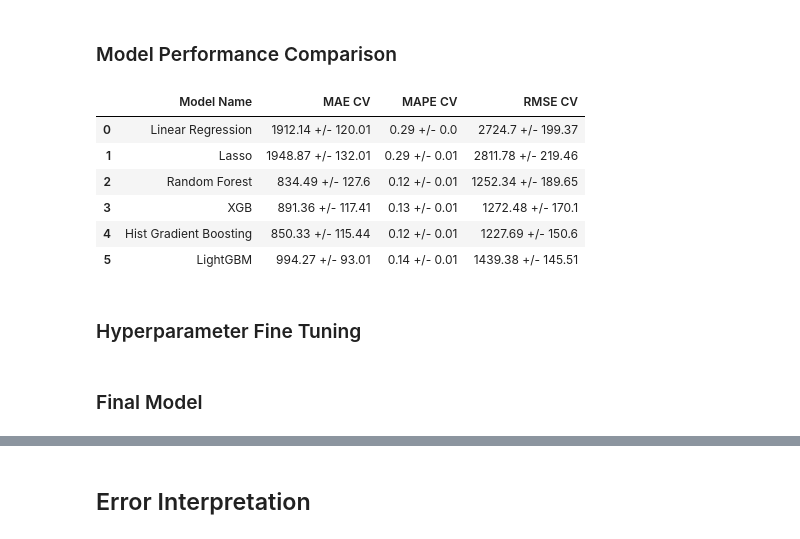
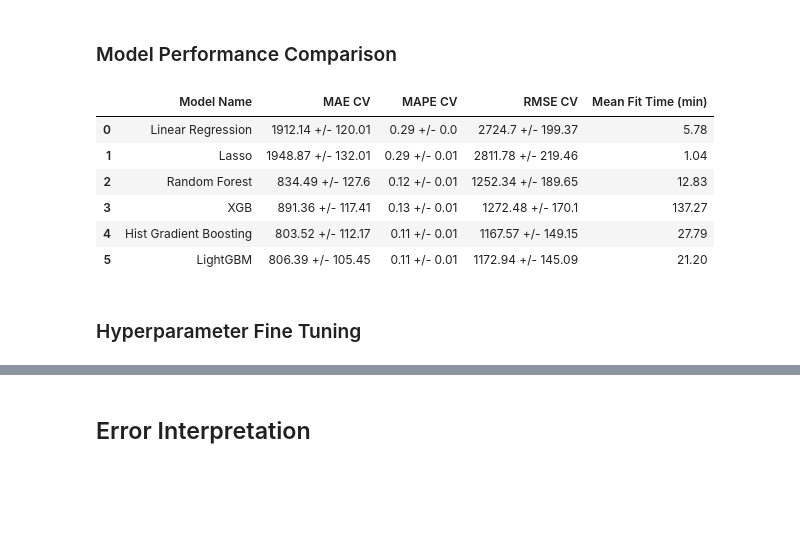
Before and after one commit to lucasstelm/rossman_sales, a Jupyter notebook: notebooks/rossman_sales_prediction.ipynb, the cells around one changed output, grey strips where cells are left out. Cells and saved outputs as stored; diff of their text form; code cells hidden in the pictures; blank space fills up the shorter version.

```diff
--- a/notebooks/rossman_sales_prediction.ipynb
+++ b/notebooks/rossman_sales_prediction.ipynb
@@ -641,8 +664,8 @@ hgb_pipeline = Pipeline(steps=[('missing_value_imputer', MissingValueImputer()),
                               ('attributes_adder', AttributesAdder()),
                               ('scaler', Scaler()),
                               ('encoder', Encoder()),
-                              ('feature_selection', SelectPercentile(mutual_info_regression, percentile=65)),
-                              ('model', TransformedTargetRegressor(HistGradientBoostingRegressor(max_iter=3000), func=np.log1p, inverse_func=np.expm1))
+                              ('feature_selection', SelectPercentile(mutual_info_regression, percentile=100)),
+                              ('model', TransformedTargetRegressor(HistGradientBoostingRegressor(max_iter=3000, max_leaf_nodes=80), func=np.log1p, inverse_func=np.expm1))
                               ])
 hgb_pipeline
 # %% [output]
@@ -659,7 +683,7 @@ Pipeline(steps=[('missing_value_imputer', MissingValueImputer()),
 # %%
 hgb_cv_results = cross_validate(hgb_pipeline, X_train, y_train,
                                scoring=['neg_mean_absolute_error', 'neg_mean_absolute_percentage_error','neg_root_mean_squared_error'],
-                               cv=TimeSeriesKFold(n_splits=5, gap=14),
+                               cv=TimeSeriesCV(n_splits=5, gap=14),
                                error_score='raise',
                                n_jobs=-1
                                )
@@ -677,13 +701,10 @@ lgbm_pipeline = Pipeline(steps=[('missing_value_imputer', MissingValueImputer())
                                ('attributes_adder', AttributesAdder()),
                                ('scaler', Scaler()),
                                ('encoder', Encoder()),
-                               ('feature_selection', SelectPercentile(mutual_info_regression, percentile=65)),
-                               ('model', TransformedTargetRegressor(LGBMRegressor(num_leaves=80,
+                               ('feature_selection', SelectPercentile(mutual_info_regression, percentile=100)),
+                               ('model', TransformedTargetRegressor(LGBMRegressor(num_leaves=500,
                                                                                   learning_rate=0.01,
-                                                                                  n_estimators=2000,
-                                                                                  subsample=0.7,
-                                                                                  colsample_bytree=0.9,
-                                                                                  min_child_weight = 3),
+                                                                                  n_estimators=3500),
                                                                     func=np.log1p, inverse_func=np.expm1))
                                 ])
 
@@ -707,7 +725,7 @@ Pipeline(steps=[('missing_value_imputer', MissingValueImputer()),
 # %%
 lgbm_cv_results = cross_validate(lgbm_pipeline, X_train, y_train,
                                 scoring=['neg_mean_absolute_error', 'neg_mean_absolute_percentage_error','neg_root_mean_squared_error'],
-                                cv=TimeSeriesKFold(n_splits=5, gap=14),
+                                cv=TimeSeriesCV(n_splits=5, gap=14),
                                 error_score='raise',
                                 n_jobs=-1
                                 )
@@ -722,15 +740,15 @@ lgbm_cv_df
 ### Model Performance Comparison
 # %%
 models_cv = pd.concat([linear_regression_cv_df, lasso_cv_df, random_forest_cv_df, xgb_cv_df, hgb_cv_df, lgbm_cv_df]).reset_index(drop=True)
-
+models_cv = pd.concat([models_cv, fit_times], axis=1)
 models_cv
 # %% [output]
-|  | Model Name | MAE CV | MAPE CV | RMSE CV |
-| 0 | Linear Regression | 1912.14 +/- 120.01 | 0.29 +/- 0.0 | 2724.7 +/- 199.37 |
-| 1 | Lasso | 1948.87 +/- 132.01 | 0.29 +/- 0.01 | 2811.78 +/- 219.46 |
-| 2 | Random Forest | 834.49 +/- 127.6 | 0.12 +/- 0.01 | 1252.34 +/- 189.65 |
-| 3 | XGB | 891.36 +/- 117.41 | 0.13 +/- 0.01 | 1272.48 +/- 170.1 |
-| 4 | Hist Gradient Boosting | 850.33 +/- 115.44 | 0.12 +/- 0.01 | 1227.69 +/- 150.6 |
-| 5 | LightGBM | 994.27 +/- 93.01 | 0.14 +/- 0.01 | 1439.38 +/- 145.51 |
+|  | Model Name | MAE CV | MAPE CV | RMSE CV | Mean Fit Time (min) |
+| 0 | Linear Regression | 1912.14 +/- 120.01 | 0.29 +/- 0.0 | 2724.7 +/- 199.37 | 5.78 |
+| 1 | Lasso | 1948.87 +/- 132.01 | 0.29 +/- 0.01 | 2811.78 +/- 219.46 | 1.04 |
+| 2 | Random Forest | 834.49 +/- 127.6 | 0.12 +/- 0.01 | 1252.34 +/- 189.65 | 12.83 |
+| 3 | XGB | 891.36 +/- 117.41 | 0.13 +/- 0.01 | 1272.48 +/- 170.1 | 137.27 |
+| 4 | Hist Gradient Boosting | 803.52 +/- 112.17 | 0.11 +/- 0.01 | 1167.57 +/- 149.15 | 27.79 |
+| 5 | LightGBM | 806.39 +/- 105.45 | 0.11 +/- 0.01 | 1172.94 +/- 145.09 | 21.20 |
 # %% [markdown]
 ### Hyperparameter Fine Tuning
@@ -770,2 +754,0 @@ final_result
-# %% [markdown]
-### Final Model
```
Also changed, not shown: parts of 52 cells of this notebook.
